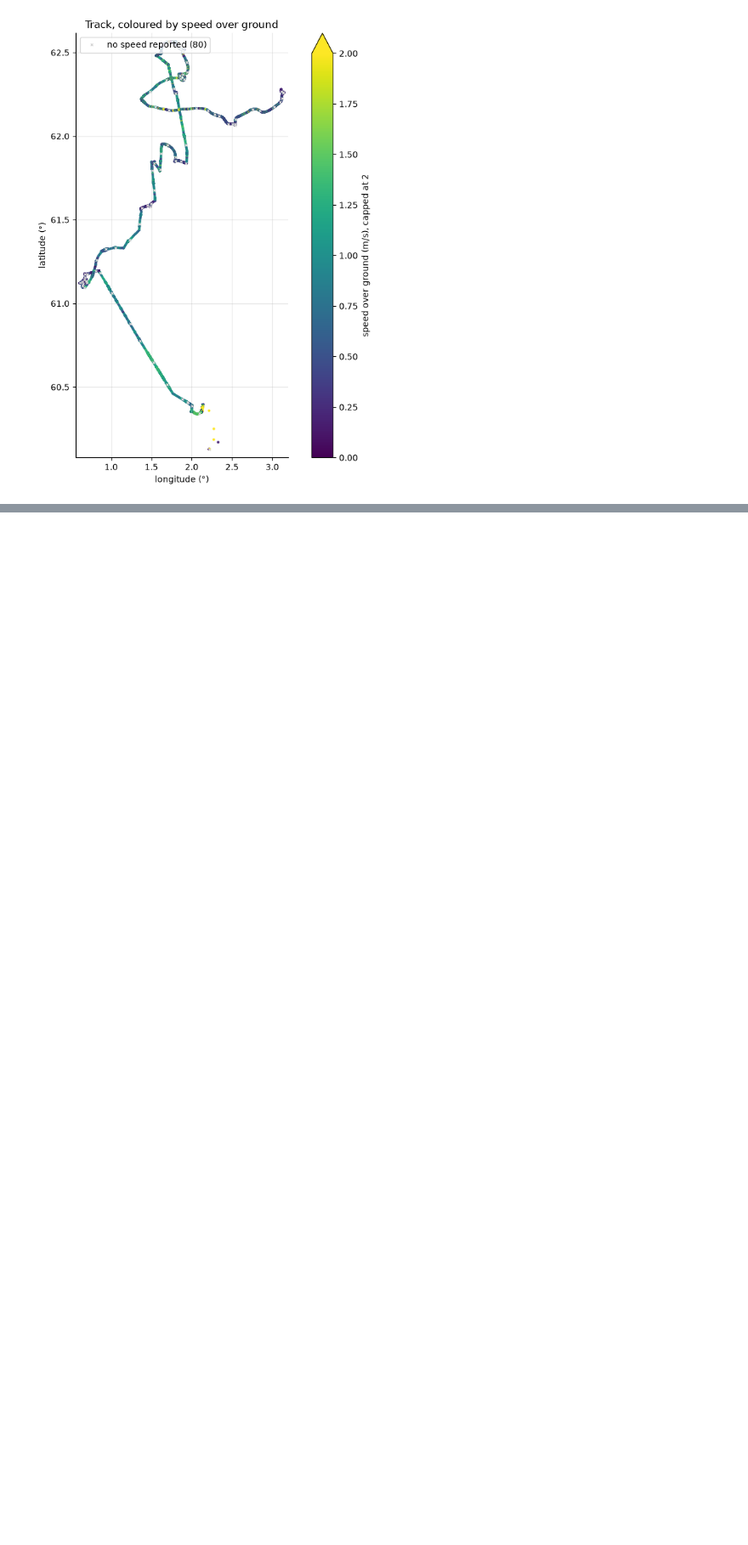
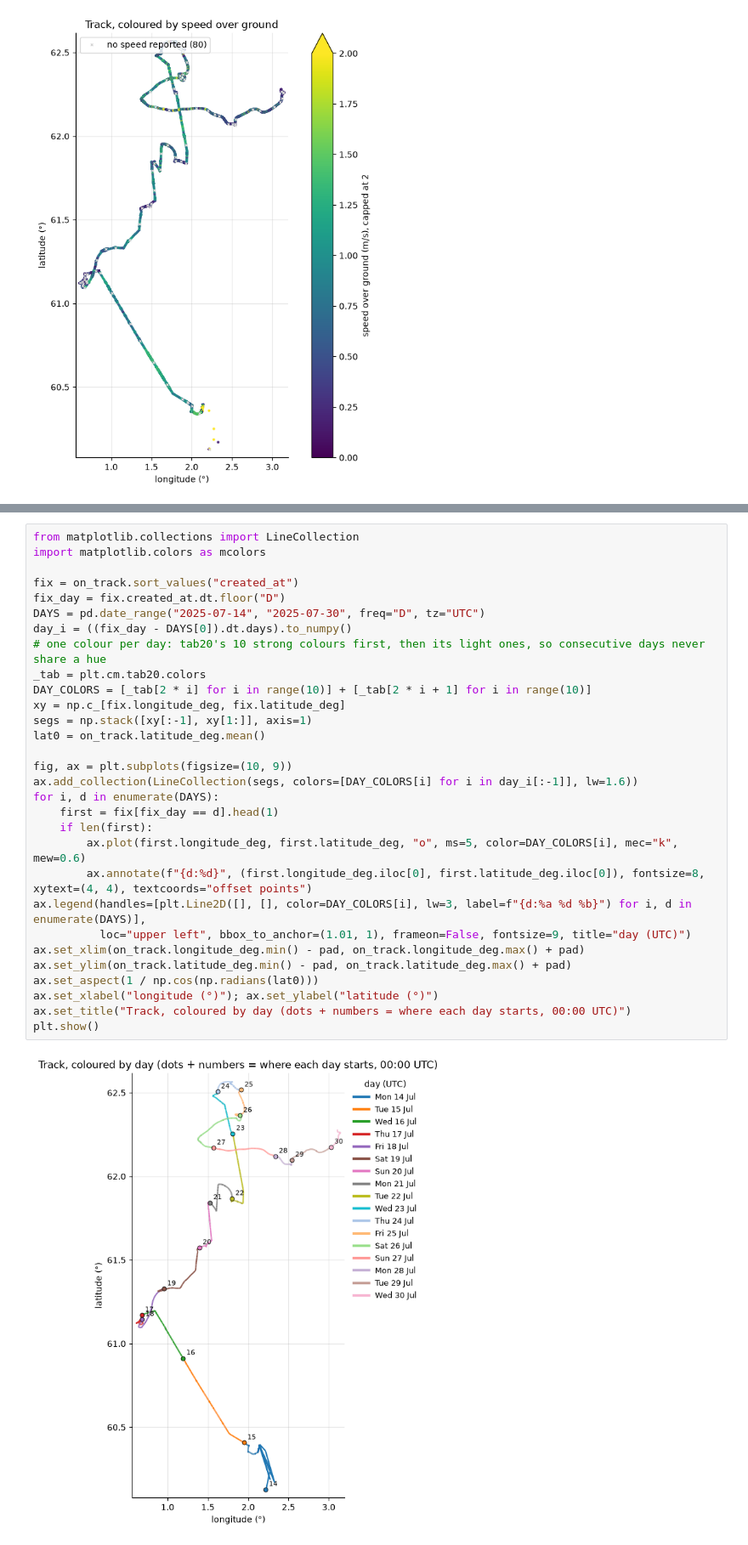
Before and after one commit to Xizesse/asv_power_manager, a Jupyter notebook: notebooks/01_overview.ipynb, the cells around one changed output, grey strips where cells are left out. Shown at 85% size. Drawn from its saved outputs; the diff is of its cells as text; blank space fills up the shorter version.

```diff
--- a/notebooks/01_overview.ipynb
+++ b/notebooks/01_overview.ipynb
@@ -296,0 +305,32 @@ plt.show()
+# %%
+from matplotlib.collections import LineCollection
+import matplotlib.colors as mcolors
+
+fix = on_track.sort_values("created_at")
+fix_day = fix.created_at.dt.floor("D")
+DAYS = pd.date_range("2025-07-14", "2025-07-30", freq="D", tz="UTC")
+day_i = ((fix_day - DAYS[0]).dt.days).to_numpy()
+# one colour per day: tab20's 10 strong colours first, then its light ones, so consecutive days never share a hue
+_tab = plt.cm.tab20.colors
+DAY_COLORS = [_tab[2 * i] for i in range(10)] + [_tab[2 * i + 1] for i in range(10)]
+xy = np.c_[fix.longitude_deg, fix.latitude_deg]
+segs = np.stack([xy[:-1], xy[1:]], axis=1)
+lat0 = on_track.latitude_deg.mean()
+
+fig, ax = plt.subplots(figsize=(10, 9))
+ax.add_collection(LineCollection(segs, colors=[DAY_COLORS[i] for i in day_i[:-1]], lw=1.6))
+for i, d in enumerate(DAYS):
+    first = fix[fix_day == d].head(1)
+    if len(first):
+        ax.plot(first.longitude_deg, first.latitude_deg, "o", ms=5, color=DAY_COLORS[i], mec="k", mew=0.6)
+        ax.annotate(f"{d:%d}", (first.longitude_deg.iloc[0], first.latitude_deg.iloc[0]), fontsize=8, xytext=(4, 4), textcoords="offset points")
+ax.legend(handles=[plt.Line2D([], [], color=DAY_COLORS[i], lw=3, label=f"{d:%a %d %b}") for i, d in enumerate(DAYS)],
+          loc="upper left", bbox_to_anchor=(1.01, 1), frameon=False, fontsize=9, title="day (UTC)")
+ax.set_xlim(on_track.longitude_deg.min() - pad, on_track.longitude_deg.max() + pad)
+ax.set_ylim(on_track.latitude_deg.min() - pad, on_track.latitude_deg.max() + pad)
+ax.set_aspect(1 / np.cos(np.radians(lat0)))
+ax.set_xlabel("longitude (°)"); ax.set_ylabel("latitude (°)")
+ax.set_title("Track, coloured by day (dots + numbers = where each day starts, 00:00 UTC)")
+plt.show()
+# %% [output]
+[figure, added]
```
Also changed, not shown: parts of 7 cells of this notebook, 25 other files.
